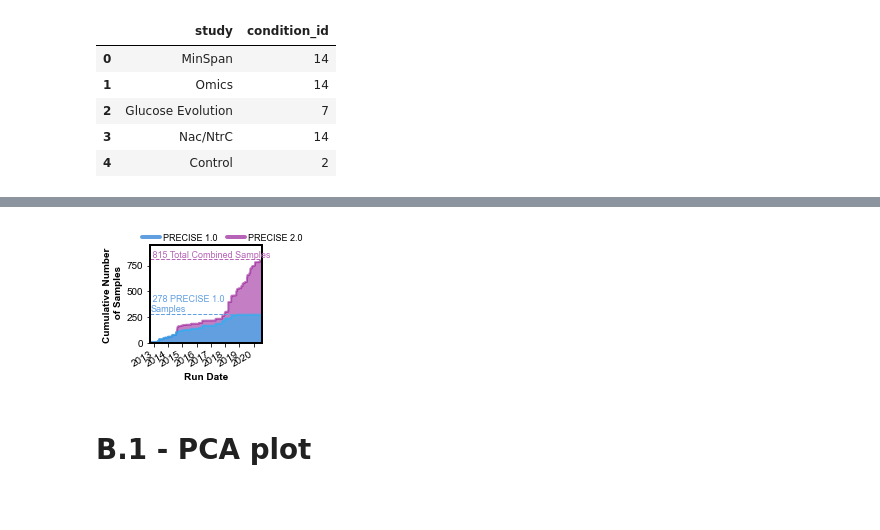
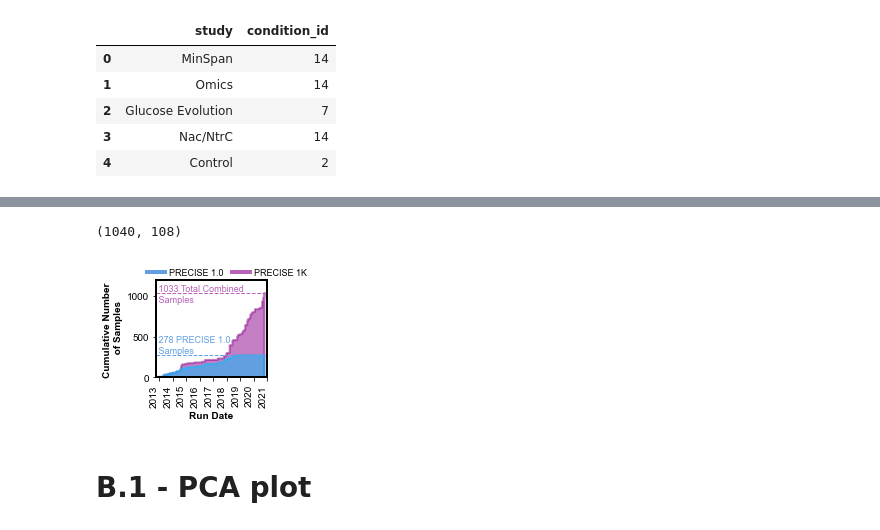
Before and after one commit to SBRG/precise2, a Jupyter notebook: notebooks/figure2_genes.ipynb, the cells around one changed output, grey strips where cells are left out. Saved outputs shown, nothing was run; the diff lists cells and outputs as text; code cells hidden in the pictures; blank space fills up the shorter version.

Commit message:
Update cumulative samples plot

```diff
--- a/notebooks/figure2_genes.ipynb
+++ b/notebooks/figure2_genes.ipynb
@@ -111,36 +111,43 @@ for i in all_df.Version:
 all_df["cumulative_P2"] = p2_cum
 # %%
 from datetime import datetime, timedelta
+# %%
+PRECISE_2.shape
+# %% [output]
+(1040, 108)
 # %%
 fig, ax = plt.subplots(figsize = (2,2))
-ax.set_ylim(0,950)
-ax.set_xlim(min(all_df.run_date), max(all_df.run_date) + timedelta(10))
+ax.set_ylim(0,1200)
+ax.set_xlim(min(all_df.run_date), max(all_df.run_date) + timedelta(92))
 plt.fill_between(all_df.run_date, all_df.cumulative_P2, color = 'darkmagenta', alpha=0.5,lw=2)
 plt.fill_between(all_df.run_date, all_df.cumulative_P1, color = 'deepskyblue', alpha=0.5, lw=2)
 ax.set_ylabel('Cumulative Number \n of Samples', fontweight ='bold')
 ax.set_xlabel('Run Date', fontweight ='bold' )
 plt.gcf().autofmt_xdate()
 custom_lines = [Line2D([0], [0], color='#619fe1', lw=4),
                 Line2D([0], [0], color='#b763b7', lw=4)]
-name = ['PRECISE 1.0', 'PRECISE 2.0']
+name = ['PRECISE 1.0', 'PRECISE 1K']
 args = {'handles':custom_lines,'labels':name,'loc':2,'ncol':2,
         'bbox_to_anchor':(-0.15,1.2),'fontsize':9}
 ax.legend(**args,  columnspacing=1, handletextpad=.4,
           frameon=False, labelspacing=0.11)
-ax.axhline(y=(815), color ='#b763b7', linestyle = '--', linewidth = 1)
-ax.text(all_df.run_date.iloc[15],830,s=' 815 Total Combined Samples', fontsize =9, color ='#b763b7')
+
+ax.axhline(y=(1033), color ='#b763b7', linestyle = '--', linewidth = 1)
+ax.text(all_df.run_date.iloc[15],925,s=' 1033 Total Combined\n Samples', fontsize =9, color ='#b763b7')
 ax.axhline(y=(278), color ='#619fe1', linestyle = '--', linewidth = 1)
-ax.text(all_df.run_date.iloc[15],300,s=' 278 PRECISE 1.0\nSamples', fontsize =9, color ='#619fe1')
+ax.text(all_df.run_date.iloc[15],300,s=' 278 PRECISE 1.0\n Samples', fontsize =9, color ='#619fe1')
 
 ax.spines['top'].set_color('0'); ax.spines['bottom'].set_color('0')
 ax.spines['left'].set_color('0'); ax.spines['right'].set_color('0')
 ax.spines['top'].set_linewidth(2); ax.spines['bottom'].set_linewidth(2)
 ax.spines['left'].set_linewidth(2); ax.spines['right'].set_linewidth(2)
 
 plt.gcf().autofmt_xdate()
-plt.savefig('./fig2/CumulativeSamples.pdf', dpi = 400, bbox_inches = 'tight')
+ax.tick_params(axis='x', rotation=90)
+plt.savefig('./fig2/CumulativeSamples.svg', dpi = 400, bbox_inches = 'tight')
+plt.savefig('./fig2/CumulativeSamples.png', dpi = 400, bbox_inches = 'tight')
 # %% [output]
-[figure, old version]
+[figure, new version]
 # %% [markdown]
 # B.1 - PCA plot
 # %%
```
Also changed, not shown: parts of 3 cells of this notebook, 5 other files.
